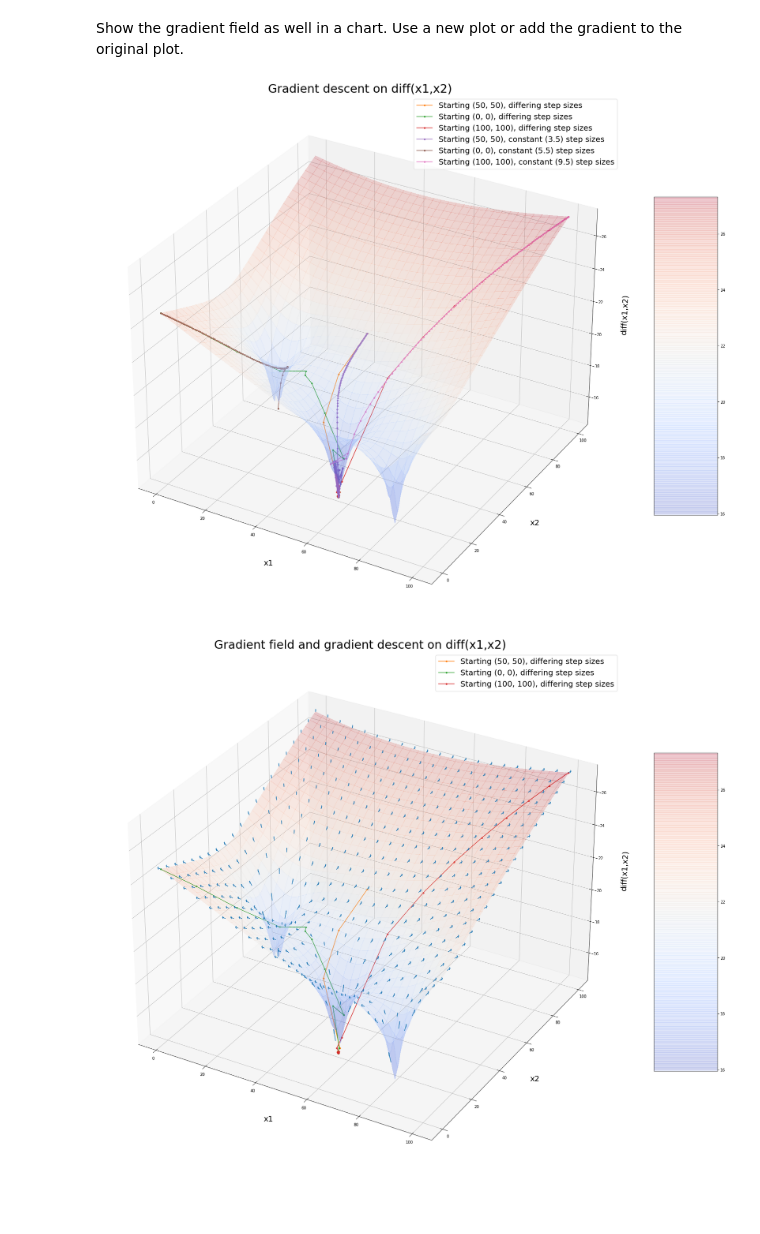
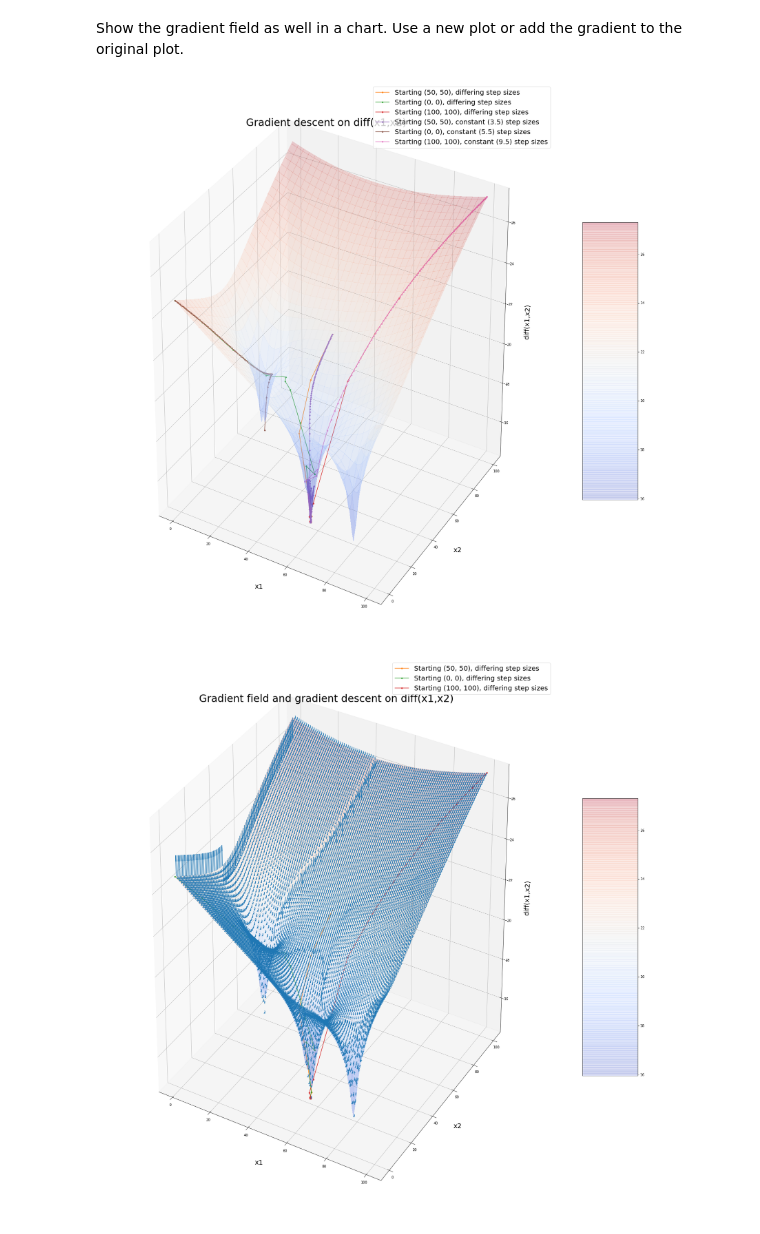
Before and after one commit to kaiobendrauf/skills4ai_gradient, a Jupyter notebook: Python exercise 'estimate gradient'.ipynb, the cells around one changed output. Drawn from its saved outputs; the diff is of its cells as text; code cells hidden in the pictures; blank space fills up the shorter version.

```diff
--- a/Python exercise 'estimate gradient'.ipynb
+++ b/Python exercise 'estimate gradient'.ipynb
@@ -253,7 +253,7 @@ def create_diff_graph(title = "diff(x1,x2)", transparency = 0.5):
 
     # Make data.
     xs = ys = np.arange(0, 101, 1) #this means we have data point for ever x1 and x2 0-100
-    X, Y = np.meshgrid(x, y) #this combines x1 and x2 into a 0-100 x 0-100 grid
+    X, Y = np.meshgrid(xs, ys) #this combines x1 and x2 into a 0-100 x 0-100 grid
     zs = np.array([diff(np.array([x,y])) for x,y in zip(np.ravel(X), np.ravel(Y))]) #this claculates the diff for each point on the grid
     Z = zs.reshape(X.shape) #this formats all the diff data into the correct shape for matplotlib to use
 
@@ -274,6 +274,6 @@ def create_diff_graph(title = "diff(x1,x2)", transparency = 0.5):
 
     return (fig, ax)
 
-create_graph()
+create_diff_graph()
 plt.show()
 # %% [output]
@@ -342,7 +342,7 @@ ax.legend(fontsize=20)
 
 plt.show()
 # %% [output]
-[figure, old version]
+[figure, new version]
 # %%
 def get_gradients(xs, ys):
     #this takes a range of xs and ys, converts it into a grid and returns the gradient at each point on that grid
@@ -351,34 +351,35 @@ def get_gradients(xs, ys):
     for x in xs:
         for y in ys:
             result[0].append(x)
             result[1].append(y)
             result[2].append(diff(np.array([x, y])))
             g = gradient(np.array([x, y]))
             result[3].append(g[0])
             result[4].append(g[1])
             result[5].append(diff(xnext(np.array([x, y]), -1)) - diff(np.array([x, y])))
             #print(f'{g[0]}; {g[1]}; {diff(np.array(x+g[0], y+g[1])) - diff(np.array([x, y]))}')
     return result
 
 fig, ax = create_diff_graph(title="Gradient field and gradient descent on diff(x1,x2)", transparency=0.2)
 
 #gradient field
+xs = ys = np.arange(0, 101, 1)
 gradients = get_gradients(xs, ys) #gets info we need for gradient field (x, y, z, u, v, w), where (u, v, w) = gradient at (x, y, z)
 ax.quiver(gradients[0], gradients[1], gradients[2], gradients[3], gradients[4], gradients[5], length=1, normalize=True)
         #above line draws gradient field given (x, y, z, u, v, w)
         # adding {length = 1, normalize=True} makes all the arrows large enough to see
 
 #gradient descent
-steps = get_steps()
+steps = get_steps_different_stepsize()
 ax.plot(steps[0], steps[1], steps[2], marker='.', markersize=7, label='Starting (50, 50), differing step sizes')
-steps = get_steps(x = np.array([0., 0.]))
+steps = get_steps_different_stepsize(x = np.array([0., 0.]))
 ax.plot(steps[0], steps[1], steps[2], marker='.', markersize=7, label='Starting (0, 0), differing step sizes')
-steps = get_steps(x = np.array([100., 100.]))
+steps = get_steps_different_stepsize(x = np.array([100., 100.]))
 ax.plot(steps[0], steps[1], steps[2], marker='.', markersize=7, label='Starting (100, 100), differing step sizes')
 
 #make a key for all the lines
 ax.legend(fontsize=20)
 
 plt.show()
 # %% [output]
-[figure, old version]
+[figure, new version]
```
Also changed, not shown: parts of 4 cells of this notebook.
